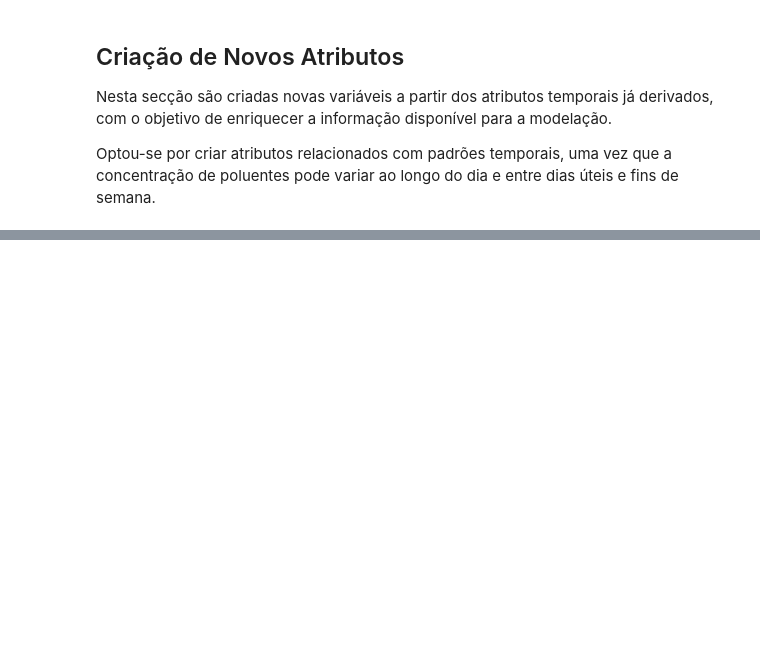
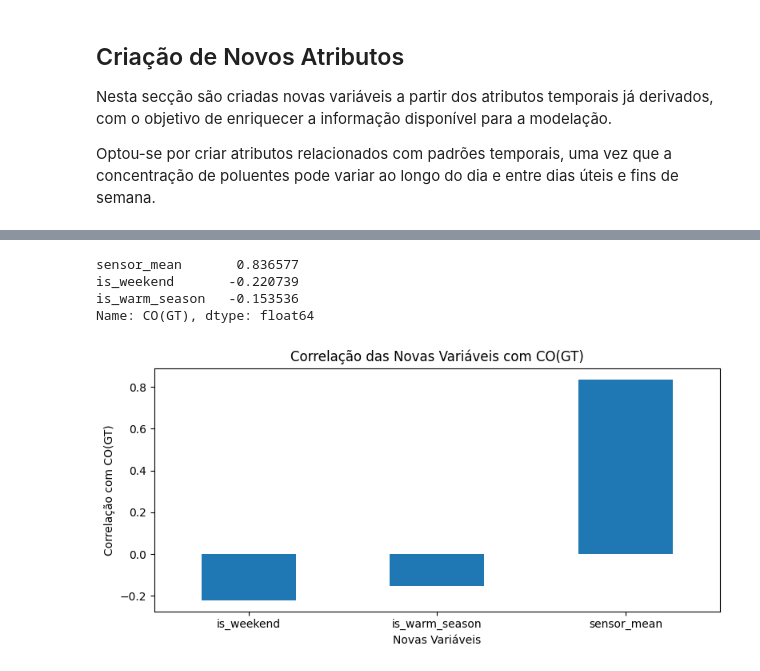
Before and after one commit to a2022138676/projeto-ciencia-dados-qualidade-ar, a Jupyter notebook: notebooks/1.0_eda_limpeza.ipynb, the cells around one changed output, grey strips where cells are left out. Saved outputs shown, nothing was run; the diff lists cells and outputs as text; code cells hidden in the pictures; blank space fills up the shorter version.

```diff
--- a/notebooks/1.0_eda_limpeza.ipynb
+++ b/notebooks/1.0_eda_limpeza.ipynb
@@ -599,3 +599,21 @@ A variável-alvo **`CO(GT)`** não foi escalonada, uma vez que corresponde ao va
 Nesta secção são criadas novas variáveis a partir dos atributos temporais já derivados, com o objetivo de enriquecer a informação disponível para a modelação.
 
 Optou-se por criar atributos relacionados com padrões temporais, uma vez que a concentração de poluentes pode variar ao longo do dia e entre dias úteis e fins de semana.
+# %%
+# Variável binária para fim de semana
+df_clean["is_weekend"] = (
+    (df_clean.get("day_of_week_Saturday", 0).astype(int) == 1) |
+    (df_clean.get("day_of_week_Sunday", 0).astype(int) == 1)
+).astype(int)
+
+# Variável binária para época quente
+df_clean["is_warm_season"] = (
+    (df_clean.get("month_6", 0).astype(int) == 1) |
+    (df_clean.get("month_7", 0).astype(int) == 1) |
+    (df_clean.get("month_8", 0).astype(int) == 1) |
+    (df_clean.get("month_9", 0).astype(int) == 1)
+).astype(int)
+
+# Média agregada dos sensores químicos
+sensor_cols = ["PT08.S1(CO)", "PT08.S2(NMHC)", "PT08.S3(NOx)", "PT08.S4(NO2)", "PT08.S5(O3)"]
+df_clean["sensor_mean"] = df_clean[sensor_cols].mean(axis=1)
@@ -601,0 +629,26 @@ Optou-se por criar atributos relacionados com padrões temporais, uma vez que a
+# %%
+new_features = ["is_weekend", "is_warm_season", "sensor_mean"]
+
+corr_new_features = df_clean[["CO(GT)"] + new_features].corr()
+
+corr_new_features["CO(GT)"].drop("CO(GT)").sort_values(key=abs, ascending=False)
+# %% [output]
+sensor_mean       0.836577
+is_weekend       -0.220739
+is_warm_season   -0.153536
+Name: CO(GT), dtype: float64
+# %%
+import matplotlib.pyplot as plt
+
+corr_target = corr_new_features["CO(GT)"].drop("CO(GT)")
+
+plt.figure(figsize=(8, 4))
+corr_target.plot(kind="bar")
+plt.title("Correlação das Novas Variáveis com CO(GT)")
+plt.xlabel("Novas Variáveis")
+plt.ylabel("Correlação com CO(GT)")
+plt.xticks(rotation=0)
+plt.tight_layout()
+plt.show()
+# %% [output]
+[figure, added]
```
Also changed, not shown: parts of 12 cells of this notebook.
